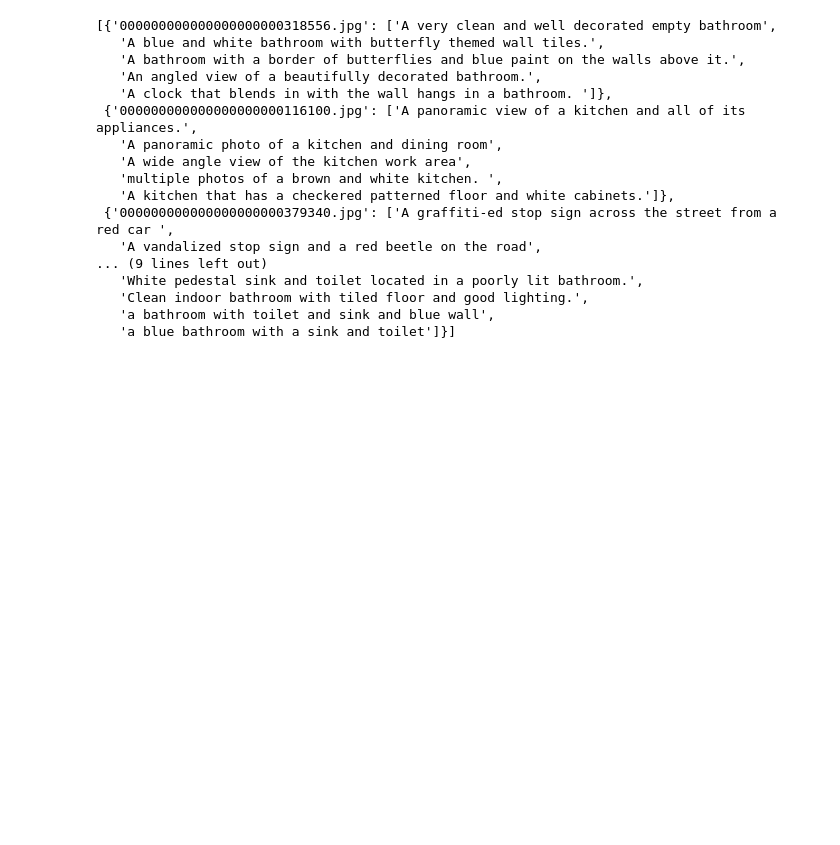
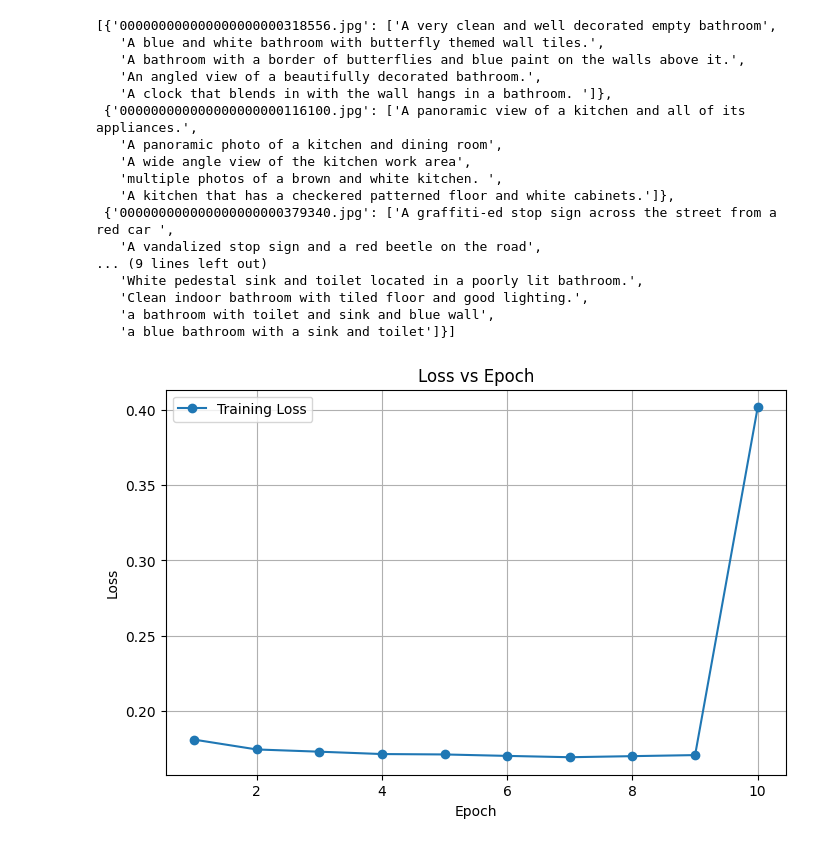
Before and after one commit to Vishwa2684/Latent-Diffusion-Model-for-text-to-image-generation, a Jupyter notebook: analysis.ipynb, the cells around one changed output. Saved outputs shown, nothing was run; the diff lists cells and outputs as text; code cells hidden in the pictures; blank space fills up the shorter version.

Commit message:
plotted epoch vs loss curve

```diff
--- a/analysis.ipynb
+++ b/analysis.ipynb
@@ -133,3 +133,36 @@ out[:5]
 out_path = r'C:\Users\spnar\OneDrive\Desktop\Project\coco2017.json'
 with open(out_path,'w') as file:
     json.dump(out,file)
+# %%
+import torch
+import os
+import matplotlib.pyplot as plt
+
+device = "cuda" if torch.cuda.is_available() else "cpu"
+model_path = '/teamspace/studios/this_studio/Latent-Diffusion-Model-for-text-to-image-generation/ldm_checkpoints'
+
+# Store epoch numbers and losses
+epochs = []
+losses = []
+
+for epoch in range(1, 11):
+    ckpt_path = os.path.join(model_path, f"epoch_{epoch}")
+    checkpoint = torch.load(os.path.join(ckpt_path, "training_state.pth"), map_location=device)
+
+    # Assuming 'loss' is stored directly in checkpoint
+    loss = checkpoint['loss']
+
+    epochs.append(epoch)
+    losses.append(loss)
+
+# Plot all epochs after loop
+plt.figure(figsize=(8, 5))
+plt.plot(epochs, losses, marker='o', linestyle='-', label='Training Loss')
+plt.title('Loss vs Epoch')
+plt.xlabel('Epoch')
+plt.ylabel('Loss')
+plt.legend()
+plt.grid(True)
+plt.show()
+# %% [output]
+[figure, added]
```
